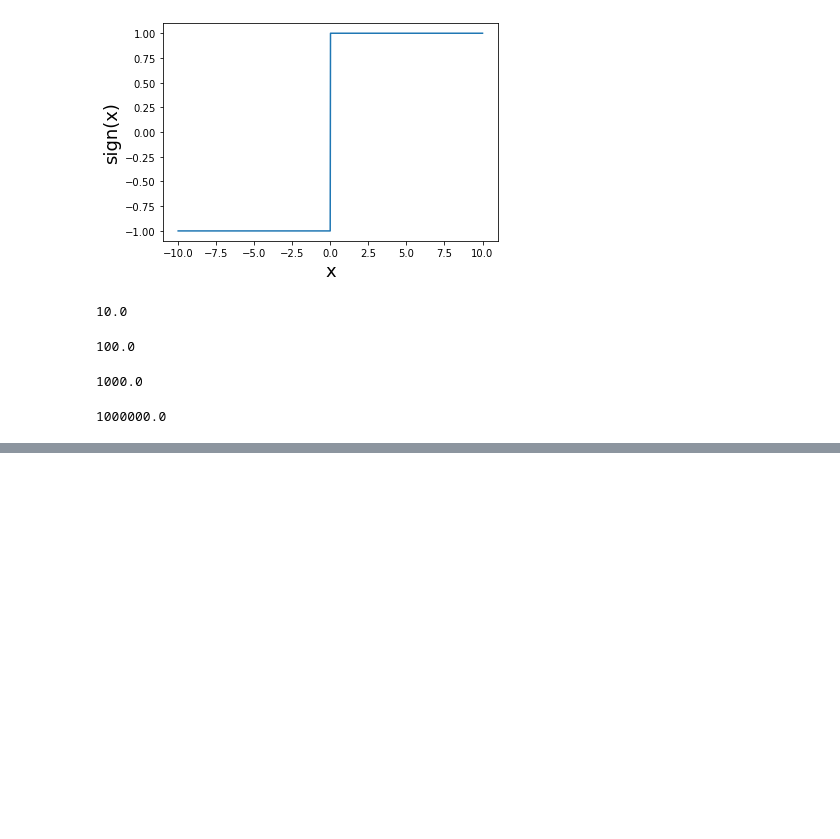
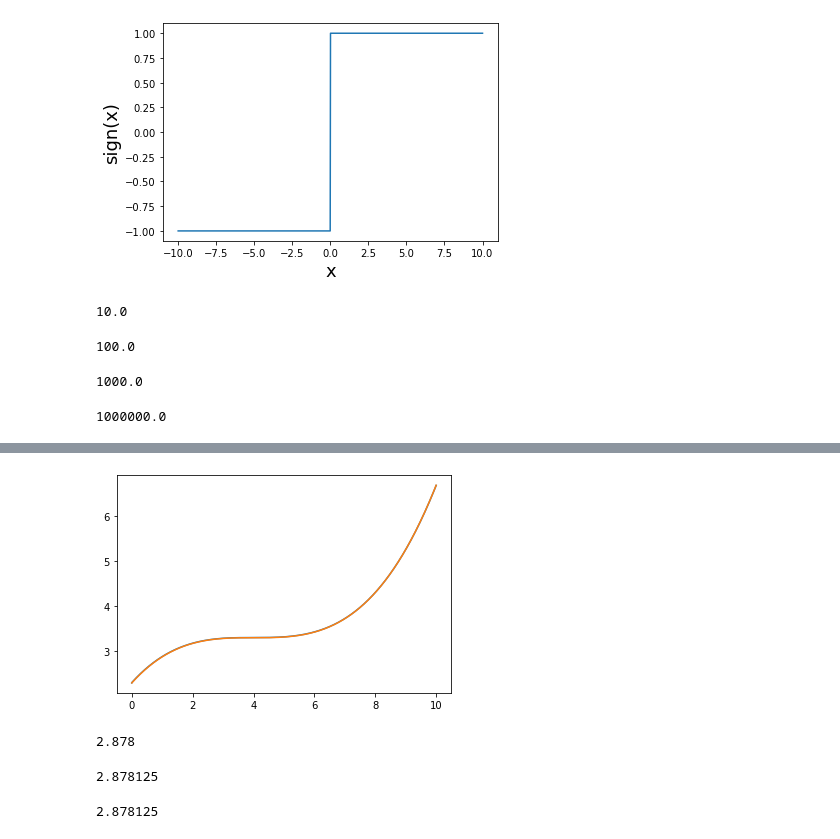
Before and after one commit to Sakurajima-sight/Mathematics-for-programmers-Python, a Jupyter notebook: Chapter 08/Untitled.ipynb, the cells around one changed output, grey strips where cells are left out. Saved outputs shown, nothing was run; the diff lists cells and outputs as text; code cells hidden in the pictures; blank space fills up the shorter version.

```diff
--- a/Chapter 08/Untitled.ipynb
+++ b/Chapter 08/Untitled.ipynb
@@ -238,0 +303,5 @@ average_flow_rate(sign,-0.000001,0.000001)
+# %%
+plot_function(approximate_volume_function(flow_rate,2.3,0.01),0,10)
+plot_function(volume,0,10)
+# %% [output]
+[figure, added]
@@ -238,0 +328,14 @@ average_flow_rate(sign,-0.000001,0.000001)
+# %%
+xv=get_volume_function(flow_rate,2.3,digits=3)
+xv(1)
+# %% [output]
+2.878
+# %%
+xv=get_volume_function(flow_rate,2.3,digits=6)
+xv(1)
+# %% [output]
+2.878125
+# %%
+volume(1)
+# %% [output]
+2.878125
```
Also changed, not shown: parts of 18 cells of this notebook.
